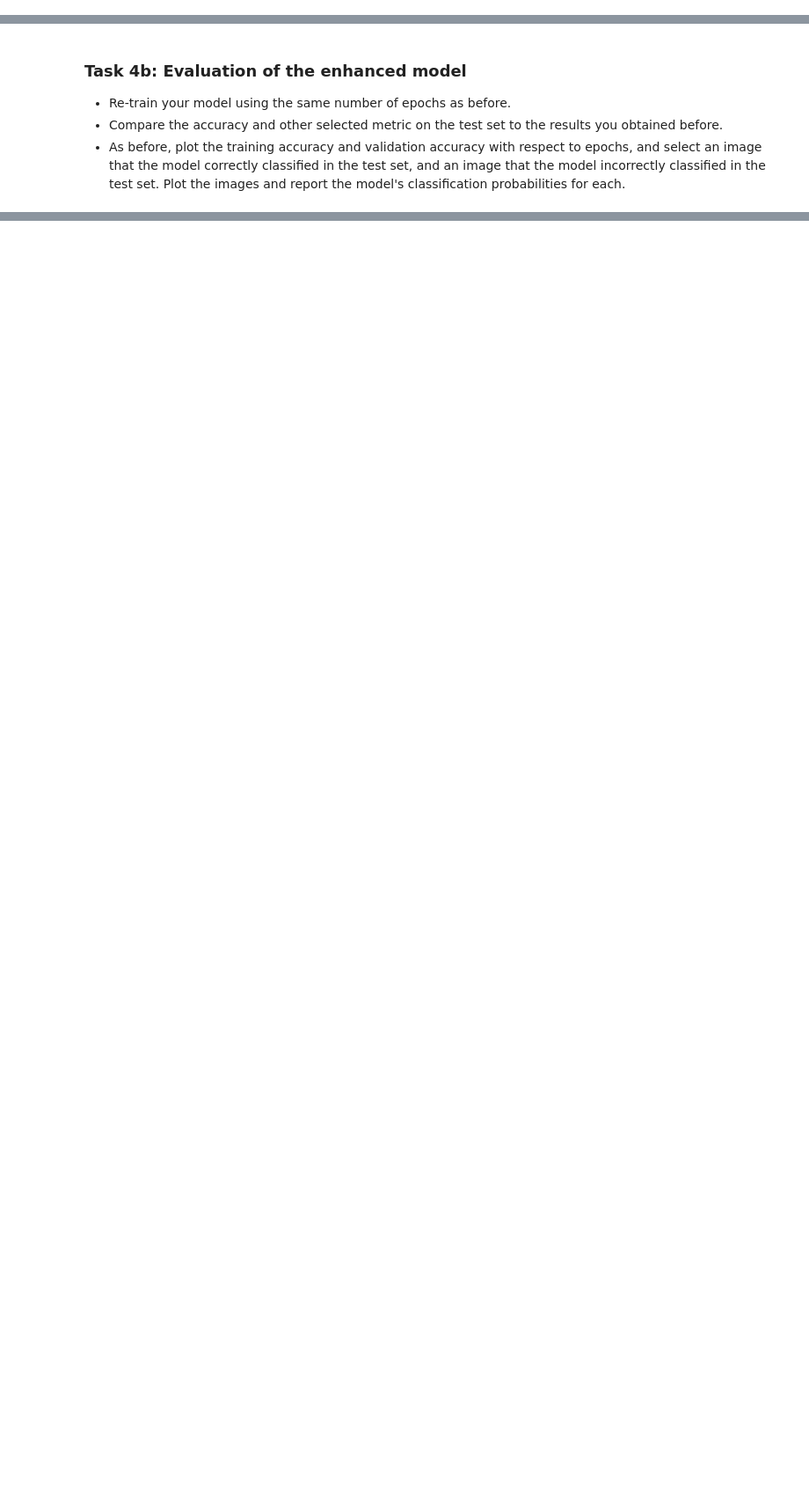
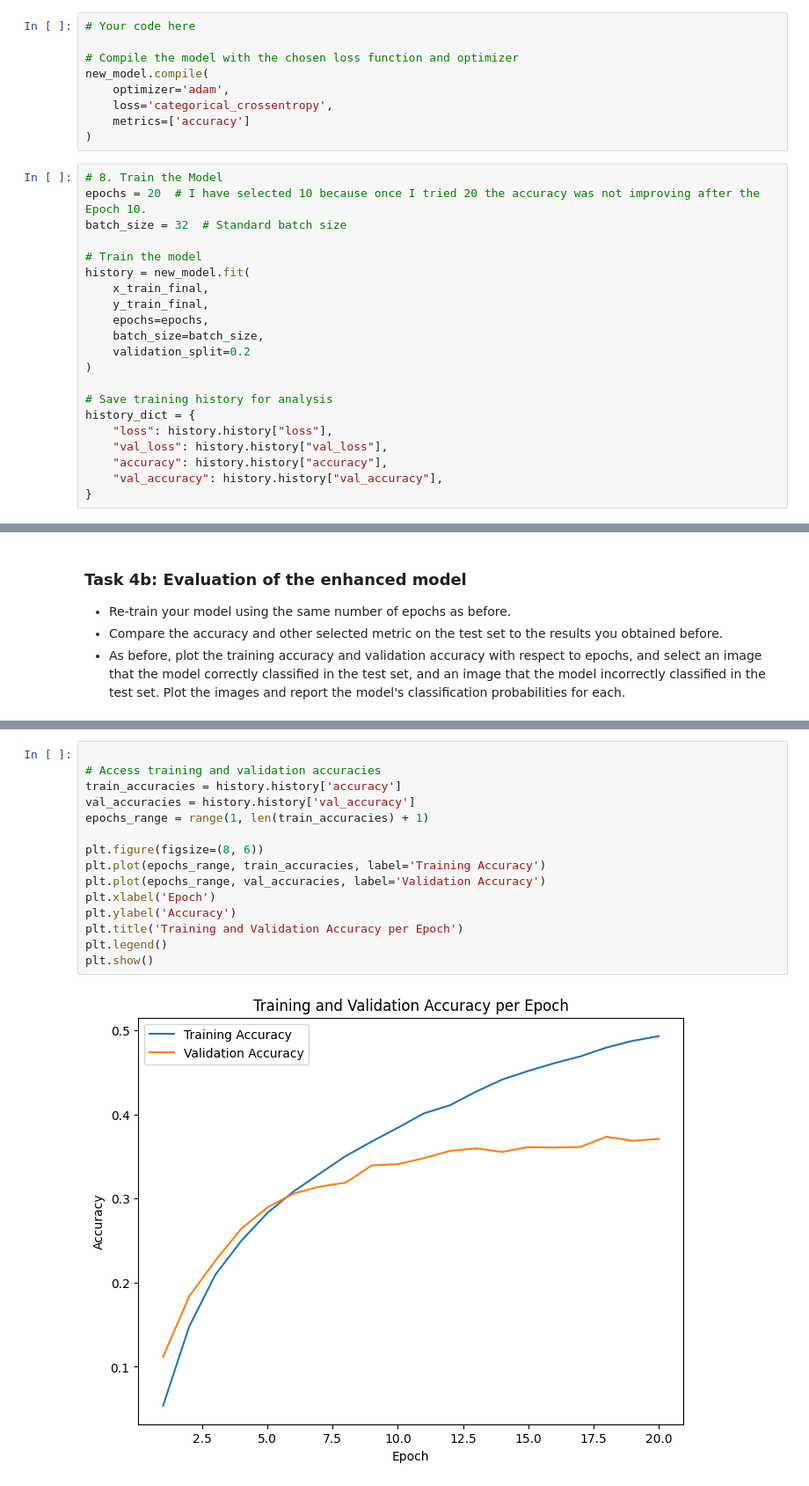
Before and after one commit to zekiyerdem/deep_learning, a Jupyter notebook: 02_activities/assignments/assignment_1.ipynb, the cells around one changed output, grey strips where cells are left out. Shown: that part at 88% size. Drawn from its saved outputs; the diff is of its cells as text; blank space fills up the shorter version.

```diff
--- a/02_activities/assignments/assignment_1.ipynb
+++ b/02_activities/assignments/assignment_1.ipynb
@@ -449,0 +442,30 @@ ResourceExhaustedError: {{function_node __wrapped__ResizeBilinear_device_/job:lo
+# %%
+# Your code here
+
+# Compile the model with the chosen loss function and optimizer
+new_model.compile(
+    optimizer='adam',
+    loss='categorical_crossentropy',
+    metrics=['accuracy']
+)
+# %%
+# 8. Train the Model
+epochs = 20  # I have selected 10 because once I tried 20 the accuracy was not improving after the Epoch 10.
+batch_size = 32  # Standard batch size
+
+# Train the model
+history = new_model.fit(
+    x_train_final,
+    y_train_final,
+    epochs=epochs,
+    batch_size=batch_size,
+    validation_split=0.2
+)
+
+# Save training history for analysis
+history_dict = {
+    "loss": history.history["loss"],
+    "val_loss": history.history["val_loss"],
+    "accuracy": history.history["accuracy"],
+    "val_accuracy": history.history["val_accuracy"],
+}
@@ -457,0 +496,17 @@ ResourceExhaustedError: {{function_node __wrapped__ResizeBilinear_device_/job:lo
+# %%
+
+# Access training and validation accuracies
+train_accuracies = history.history['accuracy']
+val_accuracies = history.history['val_accuracy']
+epochs_range = range(1, len(train_accuracies) + 1)
+
+plt.figure(figsize=(8, 6))
+plt.plot(epochs_range, train_accuracies, label='Training Accuracy')
+plt.plot(epochs_range, val_accuracies, label='Validation Accuracy')
+plt.xlabel('Epoch')
+plt.ylabel('Accuracy')
+plt.title('Training and Validation Accuracy per Epoch')
+plt.legend()
+plt.show()
+# %% [output]
+[figure, added]
```
Also changed, not shown: parts of 26 cells of this notebook.
